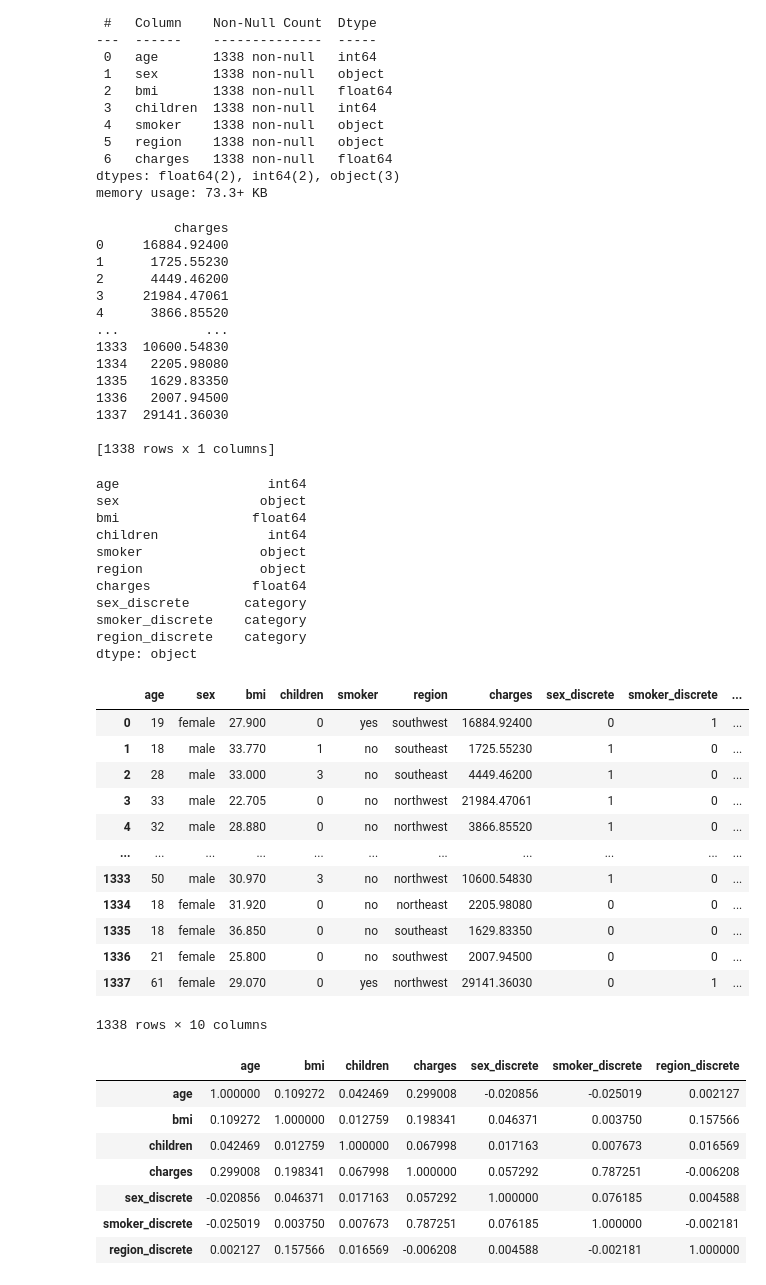
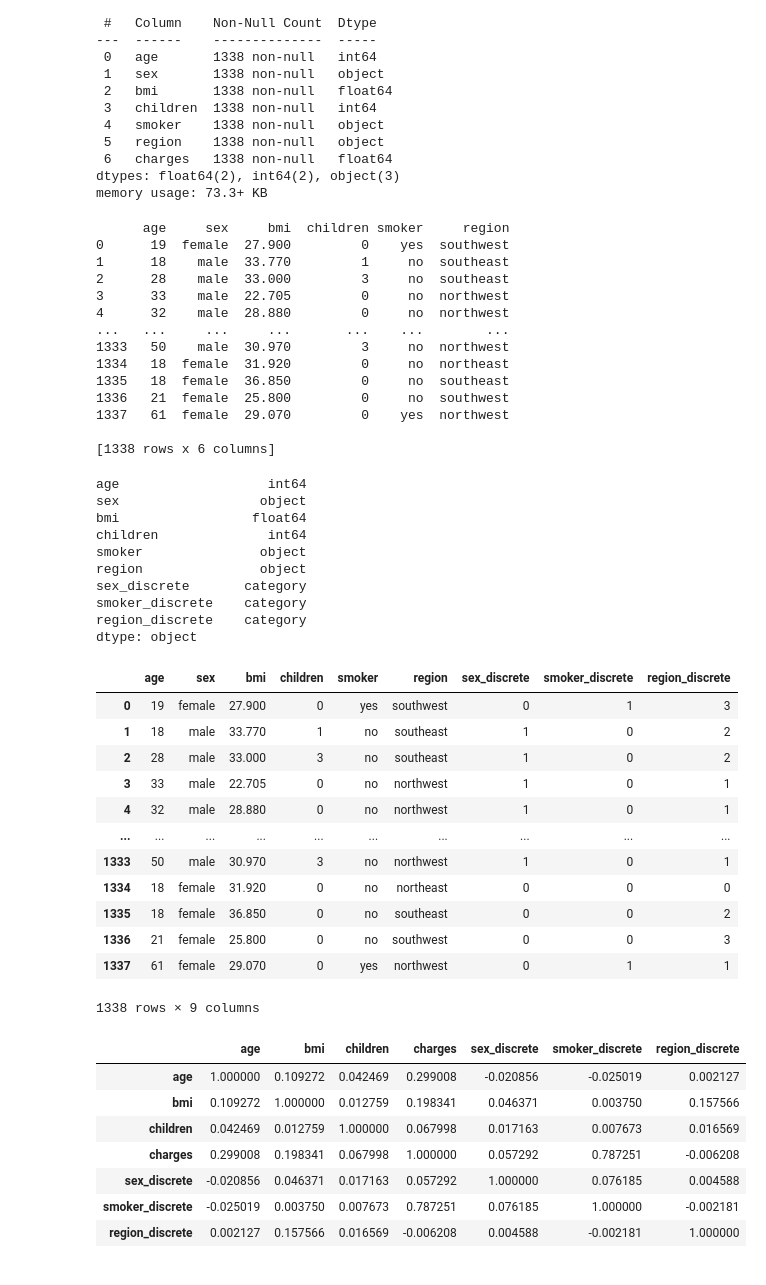
Before and after one commit to Edu-Sam/assignment7, a Jupyter notebook: Untitled.ipynb, the cells around one changed output. Cells and saved outputs as stored; diff of their text form; code cells hidden in the pictures.

```diff
--- a/Untitled.ipynb
+++ b/Untitled.ipynb
@@ -70,27 +70,30 @@ memory usage: 73.3+ KB
 y=insurance.iloc[:,[6]] # and notice here is still data frame , when you convert to the training table , please make sure adding `ravel` at the end
 x=insurance.drop(y.columns,axis = 1)
 #Since the taget column is continuous,the best form of predictive analysis is regression which works well with continous variables
-print(y)
+print(x)
 # %% [output]
-          charges
-0     16884.92400
-1      1725.55230
-2      4449.46200
-3     21984.47061
-4      3866.85520
-...           ...
-1333  10600.54830
-1334   2205.98080
-1335   1629.83350
-1336   2007.94500
-1337  29141.36030
+      age     sex     bmi  children smoker     region
+0      19  female  27.900         0    yes  southwest
+1      18    male  33.770         1     no  southeast
+2      28    male  33.000         3     no  southeast
+3      33    male  22.705         0     no  northwest
+4      32    male  28.880         0     no  northwest
+...   ...     ...     ...       ...    ...        ...
+1333   50    male  30.970         3     no  northwest
+1334   18  female  31.920         0     no  northeast
+1335   18  female  36.850         0     no  southeast
+1336   21  female  25.800         0     no  southwest
+1337   61  female  29.070         0    yes  northwest
 
-[1338 rows x 1 columns]
+[1338 rows x 6 columns]
 # %%
-insurance['sex_discrete'] = insurance['sex'].astype('category')
-insurance['smoker_discrete'] = insurance['smoker'].astype('category')
-insurance['region_discrete']=insurance['region'].astype('category')
-insurance.dtypes
+#insurance['sex_discrete'] = insurance['sex'].astype('category')
+x['sex_discrete']=x['sex'].astype('category')
+x['smoker_discrete'] = x['smoker'].astype('category')
+x['region_discrete']=x['region'].astype('category')
+#insurance['smoker_discrete'] = insurance['smoker'].astype('category')
+#insurance['region_discrete']=insurance['region'].astype('category')
+x.dtypes
 # %% [output]
 age                   int64
 sex                  object
@@ -98,29 +101,28 @@ bmi                 float64
 children              int64
 smoker               object
 region               object
-charges             float64
 sex_discrete       category
 smoker_discrete    category
 region_discrete    category
 dtype: object
 # %%
-cat_columns = insurance.select_dtypes(['category']).columns
-insurance[cat_columns] = insurance[cat_columns].apply(lambda x: x.cat.codes)
-insurance
+cat_columns = x.select_dtypes(['category']).columns
+x[cat_columns] = x[cat_columns].apply(lambda x: x.cat.codes)
+x
 # %% [output]
-|  | age | sex | bmi | children | smoker | region | charges | sex_discrete | smoker_discrete | ... |
-| 0 | 19 | female | 27.900 | 0 | yes | southwest | 16884.92400 | 0 | 1 | ... |
-| 1 | 18 | male | 33.770 | 1 | no | southeast | 1725.55230 | 1 | 0 | ... |
-| 2 | 28 | male | 33.000 | 3 | no | southeast | 4449.46200 | 1 | 0 | ... |
-| 3 | 33 | male | 22.705 | 0 | no | northwest | 21984.47061 | 1 | 0 | ... |
-| 4 | 32 | male | 28.880 | 0 | no | northwest | 3866.85520 | 1 | 0 | ... |
-| ... | ... | ... | ... | ... | ... | ... | ... | ... | ... | ... |
-| 1333 | 50 | male | 30.970 | 3 | no | northwest | 10600.54830 | 1 | 0 | ... |
-| 1334 | 18 | female | 31.920 | 0 | no | northeast | 2205.98080 | 0 | 0 | ... |
-| 1335 | 18 | female | 36.850 | 0 | no | southeast | 1629.83350 | 0 | 0 | ... |
-| 1336 | 21 | female | 25.800 | 0 | no | southwest | 2007.94500 | 0 | 0 | ... |
-| 1337 | 61 | female | 29.070 | 0 | yes | northwest | 29141.36030 | 0 | 1 | ... |
+|  | age | sex | bmi | children | smoker | region | sex_discrete | smoker_discrete | region_discrete |
+| 0 | 19 | female | 27.900 | 0 | yes | southwest | 0 | 1 | 3 |
+| 1 | 18 | male | 33.770 | 1 | no | southeast | 1 | 0 | 2 |
+| 2 | 28 | male | 33.000 | 3 | no | southeast | 1 | 0 | 2 |
+| 3 | 33 | male | 22.705 | 0 | no | northwest | 1 | 0 | 1 |
+| 4 | 32 | male | 28.880 | 0 | no | northwest | 1 | 0 | 1 |
+| ... | ... | ... | ... | ... | ... | ... | ... | ... | ... |
+| 1333 | 50 | male | 30.970 | 3 | no | northwest | 1 | 0 | 1 |
+| 1334 | 18 | female | 31.920 | 0 | no | northeast | 0 | 0 | 0 |
+| 1335 | 18 | female | 36.850 | 0 | no | southeast | 0 | 0 | 2 |
+| 1336 | 21 | female | 25.800 | 0 | no | southwest | 0 | 0 | 3 |
+| 1337 | 61 | female | 29.070 | 0 | yes | northwest | 0 | 1 | 1 |
-1338 rows × 10 columns
+1338 rows × 9 columns
 # %%
 insurance.corr(method ='pearson')
 insurance_correlation=insurance.corr()
```
Also changed, not shown: parts of 9 cells of this notebook.
